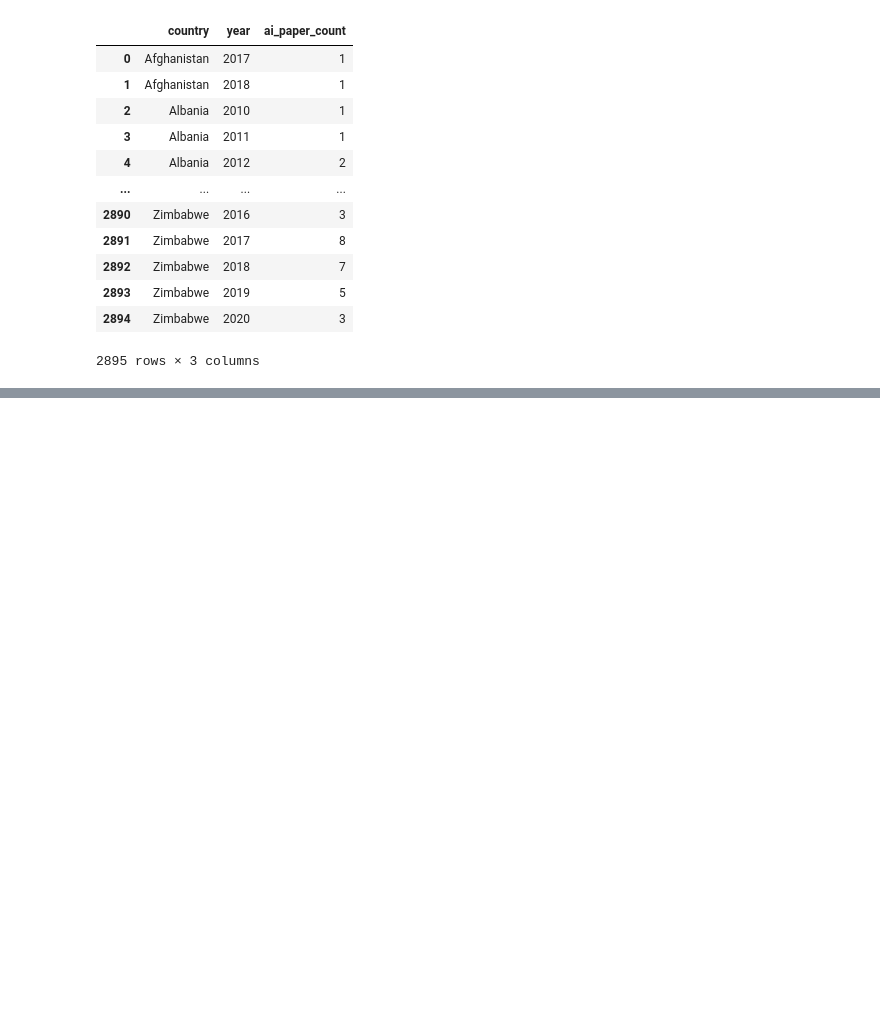
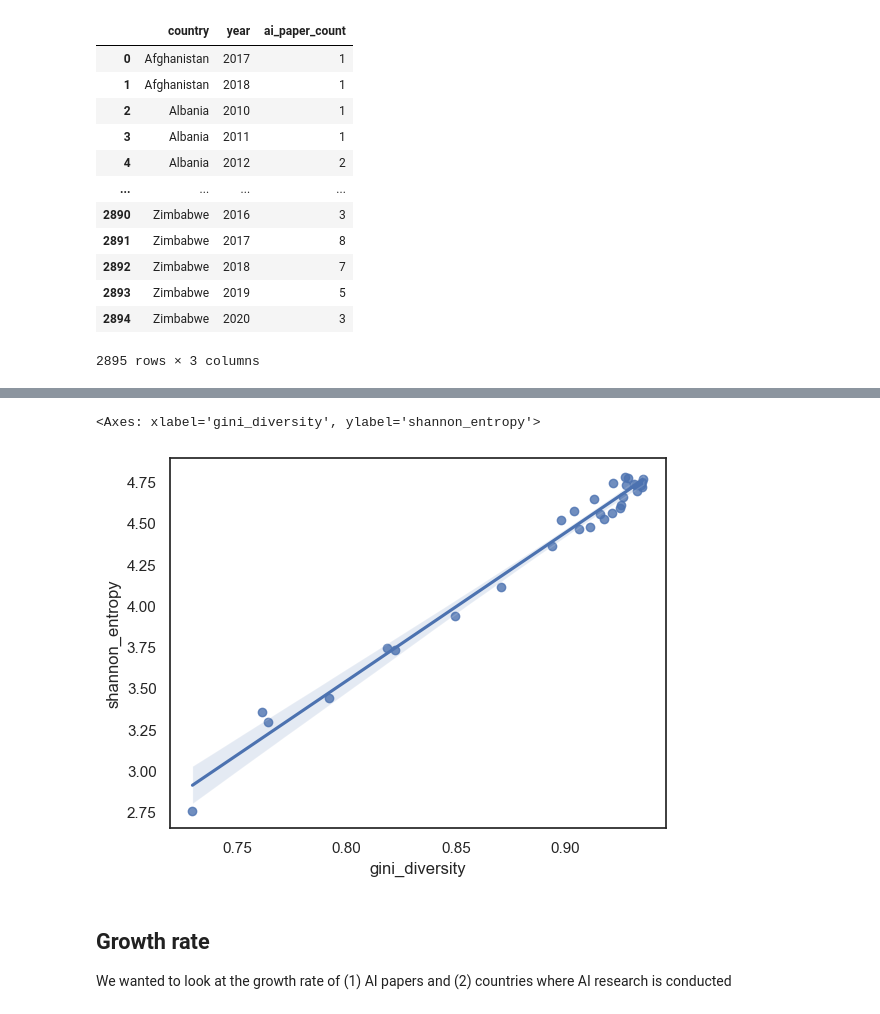
Before and after one commit to jieshu-wang-SBU/EST389_371_2026_spring, a Jupyter notebook: lectures/09-advanced_data_operations/09-05_Common_analytical_features.ipynb, the cells around one changed output, grey strips where cells are left out. Cells and saved outputs as stored; diff of their text form; code cells hidden in the pictures; blank space fills up the shorter version.

```diff
--- a/lectures/09-advanced_data_operations/09-05_Common_analytical_features.ipynb
+++ b/lectures/09-advanced_data_operations/09-05_Common_analytical_features.ipynb
@@ -390,0 +573,8 @@ df
+# %%
+sns.regplot(data=diversity_df.query("year >= 1990"), x='gini_diversity', y='shannon_entropy')
+# %% [output]
+<Axes: xlabel='gini_diversity', ylabel='shannon_entropy'>
+[figure, added]
+# %% [markdown]
+## Growth rate
+We wanted to look at the growth rate of (1) AI papers and (2) countries where AI research is conducted
```
Also changed, not shown: parts of 27 cells of this notebook.
